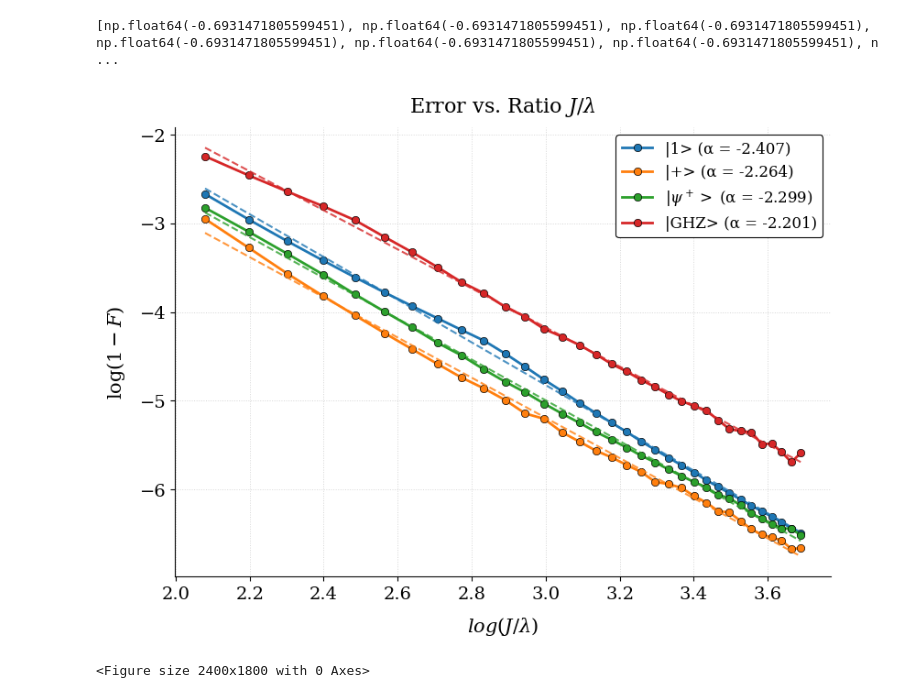
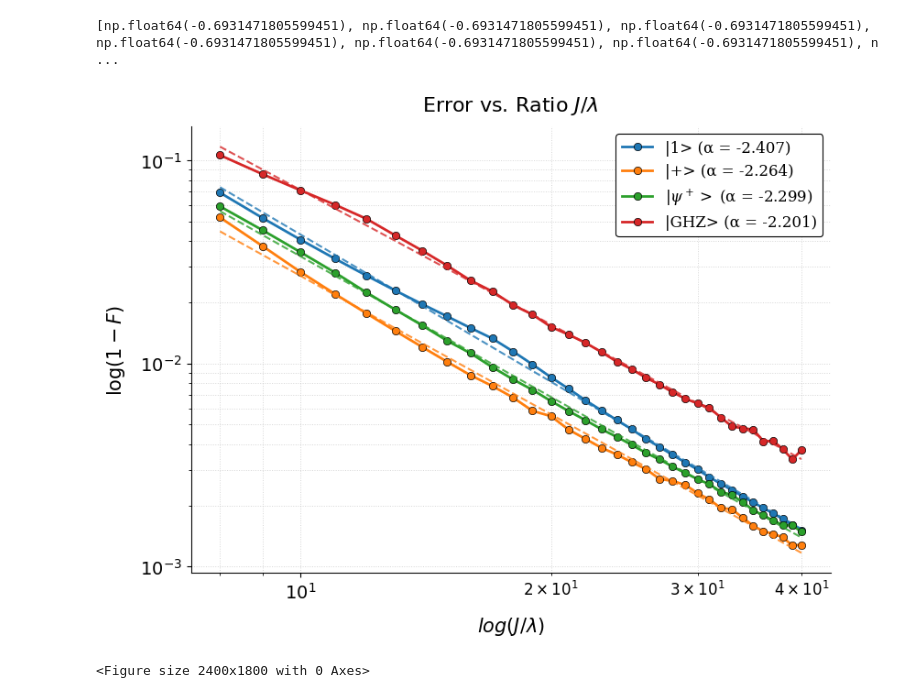
Before and after one commit to OsQarM/quantum_state_transfer, a Jupyter notebook: notebooks/J_lambda_test.ipynb, the cells around one changed output. Cells and saved outputs as stored; diff of their text form; code cells hidden in the pictures.

Commit message:
Ran further tests, looked at st phase correction, created files for error refactoring

```diff
--- a/notebooks/J_lambda_test.ipynb
+++ b/notebooks/J_lambda_test.ipynb
@@ -265,10 +271,16 @@ ratios_plus, values_plus, recovered_filename_plus = dh.read_plot_data_from_csv("
 ratios_bell, values_bell, recovered_filename_bell = dh.read_plot_data_from_csv("/Users/omichel/Desktop/qilimanjaro/projects/quantum_transport/quantum_state_transfer/data_files/ratios/final_ratios/ratio_bell.csv")
 ratios_ghz,  values_ghz,  recovered_filename_ghz  = dh.read_plot_data_from_csv("/Users/omichel/Desktop/qilimanjaro/projects/quantum_transport/quantum_state_transfer/data_files/ratios/final_ratios/ratio_ghz.csv" )
 
-log_ratios_1,    log_errors_1    =  calculate_logs(ratios_1, values_1)
-log_ratios_plus, log_errors_plus =  calculate_logs(ratios_plus, values_plus)
-log_ratios_bell, log_errors_bell =  calculate_logs(ratios_bell, values_bell)
-log_ratios_ghz,  log_errors_ghz  =  calculate_logs(ratios_ghz, values_ghz)
+#log_ratios_1,    log_errors_1    =  calculate_logs(ratios_1, values_1)
+#log_ratios_plus, log_errors_plus =  calculate_logs(ratios_plus, values_plus)
+#log_ratios_bell, log_errors_bell =  calculate_logs(ratios_bell, values_bell)
+#log_ratios_ghz,  log_errors_ghz  =  calculate_logs(ratios_ghz, values_ghz)
+
+
+log_ratios_1,    log_errors_1    =  ratios_1,    [1- val for val in values_1]
+log_ratios_plus, log_errors_plus =  ratios_plus, [1- val for val in values_plus]
+log_ratios_bell, log_errors_bell =  ratios_bell, [1- val for val in values_bell]
+log_ratios_ghz,  log_errors_ghz  =  ratios_ghz,  [1- val for val in values_ghz]
 # %%
 ratios_bell_1, values_bell_1, recovered_filename_bell_1 = dh.read_plot_data_from_csv("/Users/omichel/Desktop/qilimanjaro/projects/quantum_transport/quantum_state_transfer/data_files/paper/ratios/ratio_N13_J40_L0.023_11_1_00_1_20250922_134717.csv")
 ratios_bell_2, values_bell_2, recovered_filename_bell_2 = dh.read_plot_data_from_csv("/Users/omichel/Desktop/qilimanjaro/projects/quantum_transport/quantum_state_transfer/data_files/ratios/ratio_N13_J31_L0.023_11_1_00_1_20250925_105940_None.csv")
@@ -288,10 +300,10 @@ print(log_errors_ghz)
 # %%
 min_index =7
 max_index = 40
 error_dictionary = {'|1>':log_errors_1[min_index:max_index], '|+>':log_errors_plus[min_index:max_index], '$|\psi^+>$':log_errors_bell[min_index:max_index], '|GHZ>':log_errors_ghz[min_index:max_index]}
-plots.plot_multiple_ratio_trend_slope_2(x_data = log_ratios_1[min_index:max_index], y_data_dict=error_dictionary, log_scale=False, show_trend=True, filepath='../figures/paper/ratio_all_curves_final')
+plots.plot_multiple_ratio_trend_slope_2(x_data = log_ratios_1[min_index:max_index], y_data_dict=error_dictionary, log_scale=False, show_trend=True, filepath='../figures/paper/ratio_all_curves_final_2')
 # %% [output]
-[figure, old version]
+[figure, new version]
 # %%
 plots.plot_ratios_trend_slope(x_data=log_ratios_1[1:11], y_data=log_errors_1[1:11],log_scale=False, filepath=f'figures/ratios/{recovered_filename_1}')
 # %% [output]
```
Also changed, not shown: parts of 3 cells of this notebook, 3 other files.
